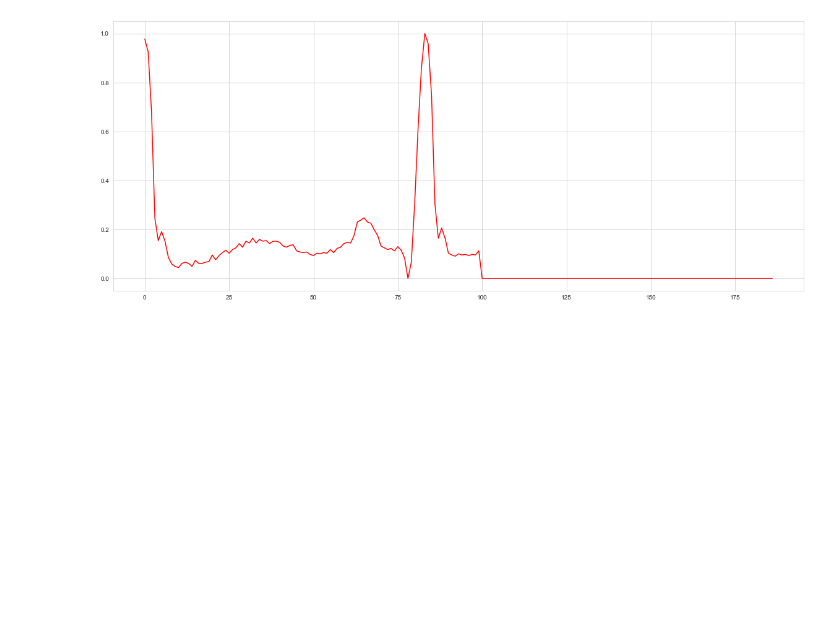
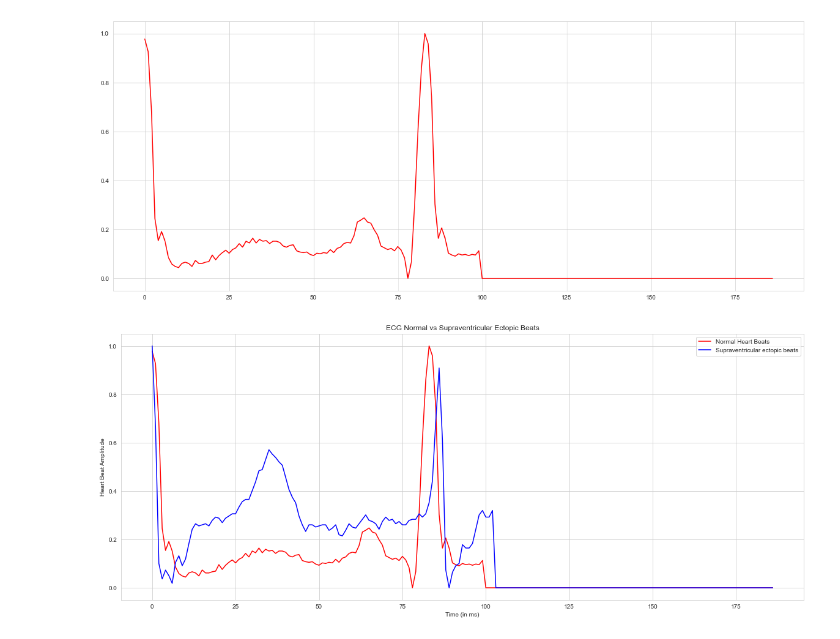
Before and after one commit to juzailml98/ecg_classifier, a Jupyter notebook: ecg-notebook.ipynb, the cells around one changed output. Cells and saved outputs as stored; diff of their text form; code cells hidden in the pictures; blank space fills up the shorter version.

```diff
--- a/ecg-notebook.ipynb
+++ b/ecg-notebook.ipynb
@@ -52,3 +61,21 @@ plt.plot(train_data.iloc[0, 0:187], color = 'red')
 plt.show()
 # %% [output]
 [figure]
+# %%
+set_0 = train_data[train_data[187] == 0]
+set_1 = train_data[train_data[187] == 1]
+set_2 = train_data[train_data[187] == 2]
+set_3 = train_data[train_data[187] == 3]
+set_4 = train_data[train_data[187] == 4]
+# %%
+sns.set_style("whitegrid")
+plt.figure(figsize=(20,8))
+plt.plot(set_0.iloc[0, 0:187], color = 'red', label = 'Normal Heart Beats')
+plt.plot(set_1.iloc[0, 0:187], color = 'blue', label = 'Supraventricular ectopic beats')
+plt.title("ECG Normal vs Supraventricular Ectopic Beats", fontsize = 12)
+plt.xlabel("Time (in ms)")
+plt.ylabel("Heart Beat Amplitude")
+plt.legend()
+plt.show()
+# %% [output]
+[figure, added]
```
Also changed, not shown: parts of 5 cells of this notebook.
